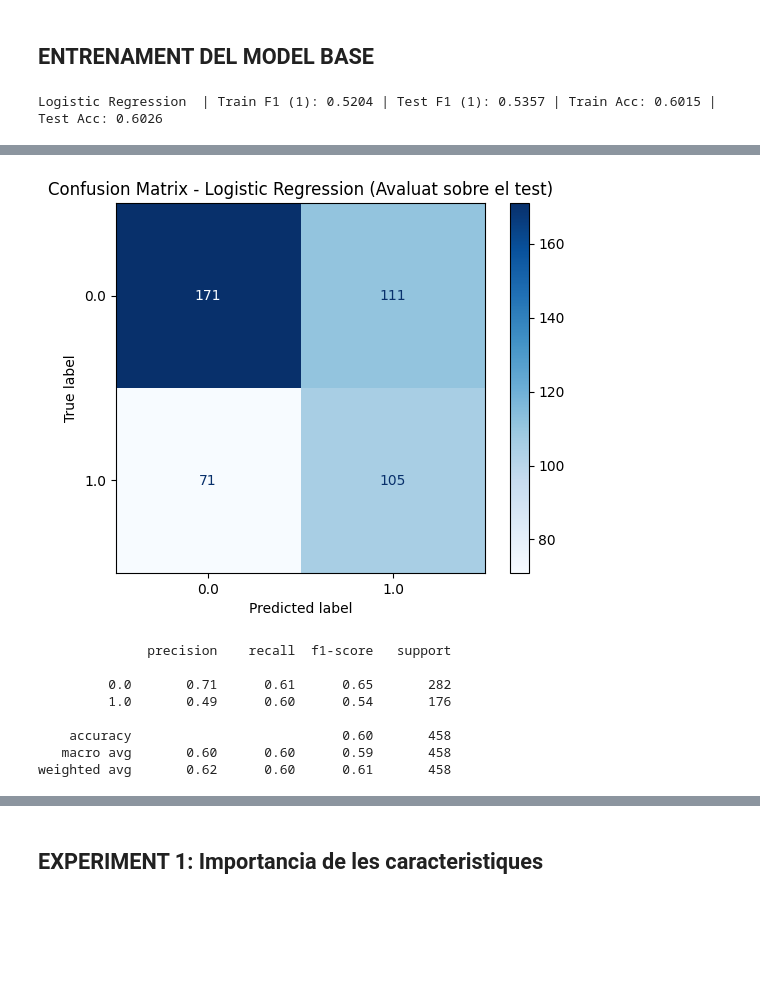
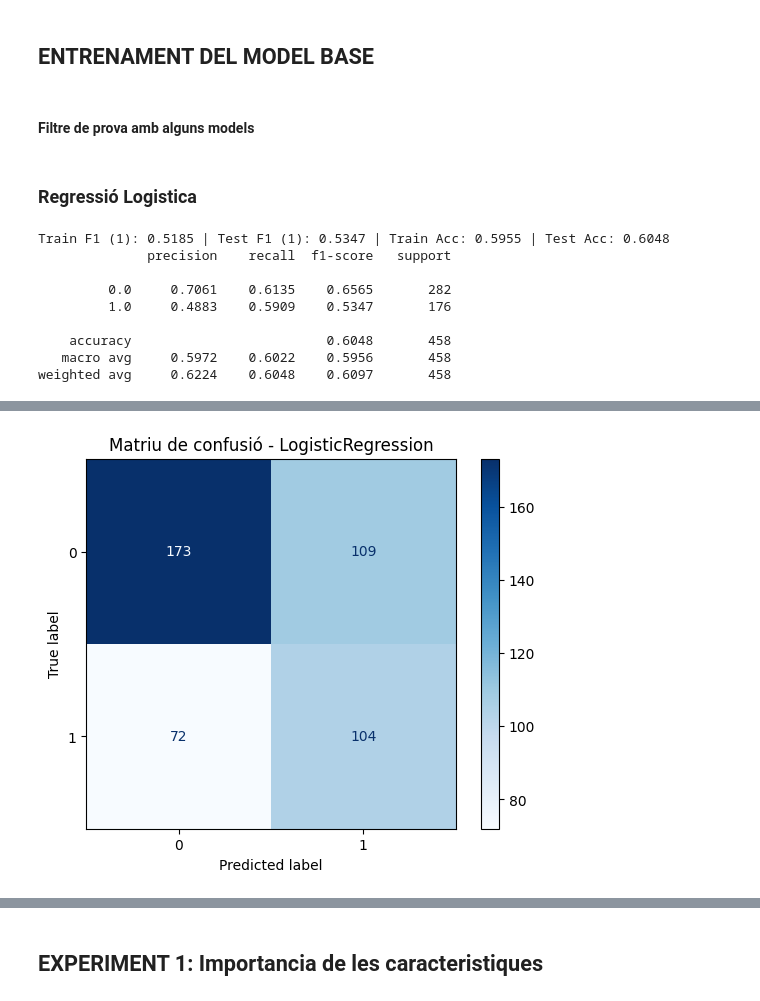
Before and after one commit to RogerDuran808/AI-Health-Assistant, a Jupyter notebook: notebooks/03_LifeSnaps_Preprocessing_Experiments.ipynb, the cells around one changed output, grey strips where cells are left out. Cells and saved outputs as stored; diff of their text form; code cells hidden in the pictures; blank space fills up the shorter version.

```diff
--- a/notebooks/03_LifeSnaps_Preprocessing_Experiments.ipynb
+++ b/notebooks/03_LifeSnaps_Preprocessing_Experiments.ipynb
@@ -311,0 +210,2 @@ def plot_learning_curve(estimator, X, y, title):
+# %% [markdown]
+#### Filtre de prova amb alguns models
@@ -312,10 +218,11 @@ def plot_learning_curve(estimator, X, y, title):
+# %% [markdown]
+### Regressió Logistica
 # %%
 
 reg_results = []
 reg_models = {}
 
 reg_pipeline = Pipeline(steps=[
-    ("preprocessor", preprocessor),
     ("classifier", LogisticRegression(
         max_iter=2000,            # convergència assegurada
         class_weight="balanced", # tracta l’imbalance de la classe 1
@@ -330,32 +237,40 @@ reg_param_grid = {
 best_est, y_train_pred, train_report, y_test_pred, test_report, best_params, best_score = train_models(
         X_train,
         y_train,
+        X_test,
+        y_test,
         reg_pipeline,
-        reg_param_grid
+        reg_param_grid,
+        search_type='grid'
     )
 
 reg_models["Logistic Regression"] = best_est
 
-append_results(
-        reg_results,
-        "Entrenament basic",
-        "Logistic Regression",
-        train_report,
-        test_report,
-        best_params,
-        best_score
+reg_results_df = append_results(
+    reg_results,
+    "Logistic Regression",
+    train_report,
+    test_report,
+    best_params,
+    best_score,
+    experiment="Entrenament basic"
 )
 
-reg_results_df = pd.DataFrame(reg_results)
 display(reg_results_df[display_cols].round(4))
 
-# Plot de la matriu de confusió del test
-cm_test = confusion_matrix(y_test, y_test_pred, labels=best_est.classes_)
-disp_test = ConfusionMatrixDisplay(confusion_matrix=cm_test, display_labels=best_est.classes_, )
-disp_test.plot(cmap='Blues')
-plt.title(f"Confusion Matrix - Logistic Regression (Avaluat sobre el test)")
-plt.show()
-print(classification_report(y_test, y_test_pred))
+mat_confusio(
+    "LogisticRegression",
+    y_test,
+    y_test_pred
+    )
 # %% [output]
-Logistic Regression  | Train F1 (1): 0.5204 | Test F1 (1): 0.5357 | Train Acc: 0.6015 | Test Acc: 0.6026
+Train F1 (1): 0.5185 | Test F1 (1): 0.5347 | Train Acc: 0.5955 | Test Acc: 0.6048
+              precision    recall  f1-score   support
+
+         0.0     0.7061    0.6135    0.6565       282
+         1.0     0.4883    0.5909    0.5347       176
+
+    accuracy                         0.6048       458
+   macro avg     0.5972    0.6022    0.5956       458
+weighted avg     0.6224    0.6048    0.6097       458
 |  | Target | Experiment | Model | Train F1 (1) | Test F1 (1) | Train F1 (macro global) | Test F1 (macro global) | ... |
@@ -363,10 +278,2 @@ Logistic Regression  | Train F1 (1): 0.5204 | Test F1 (1): 0.5357 | Train Acc: 0
-[figure, old version]
+[figure, new version]
-              precision    recall  f1-score   support
-
-         0.0       0.71      0.61      0.65       282
-         1.0       0.49      0.60      0.54       176
-
-    accuracy                           0.60       458
-   macro avg       0.60      0.60      0.59       458
-weighted avg       0.62      0.60      0.61       458
 # %%
```
Also changed, not shown: parts of 23 cells of this notebook, 9 other files.
